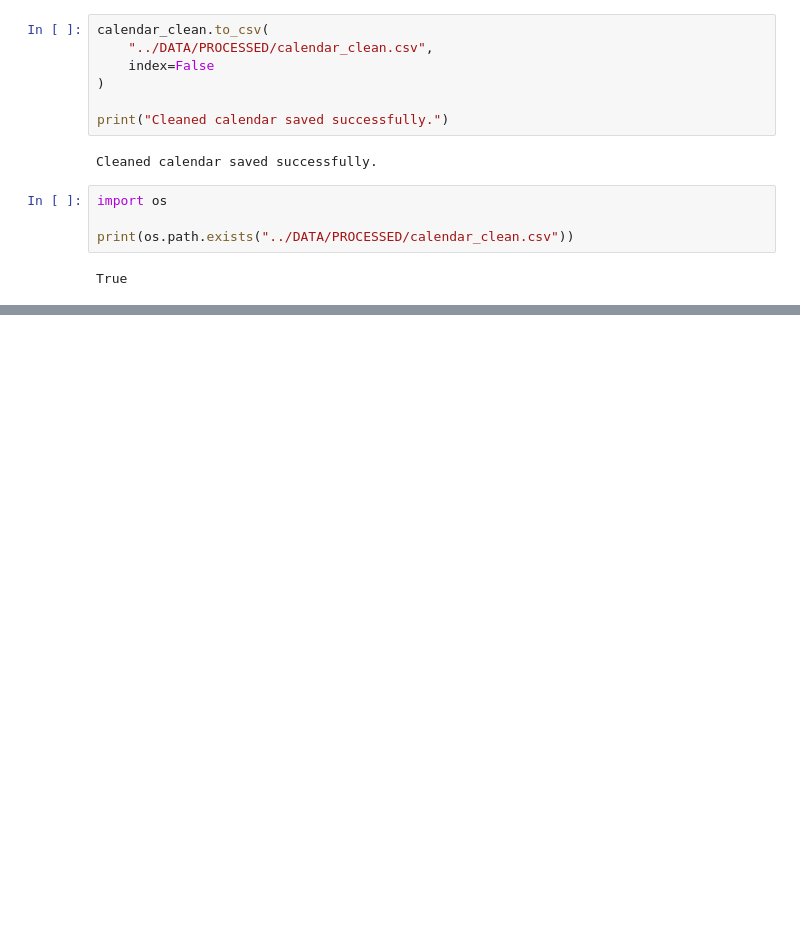
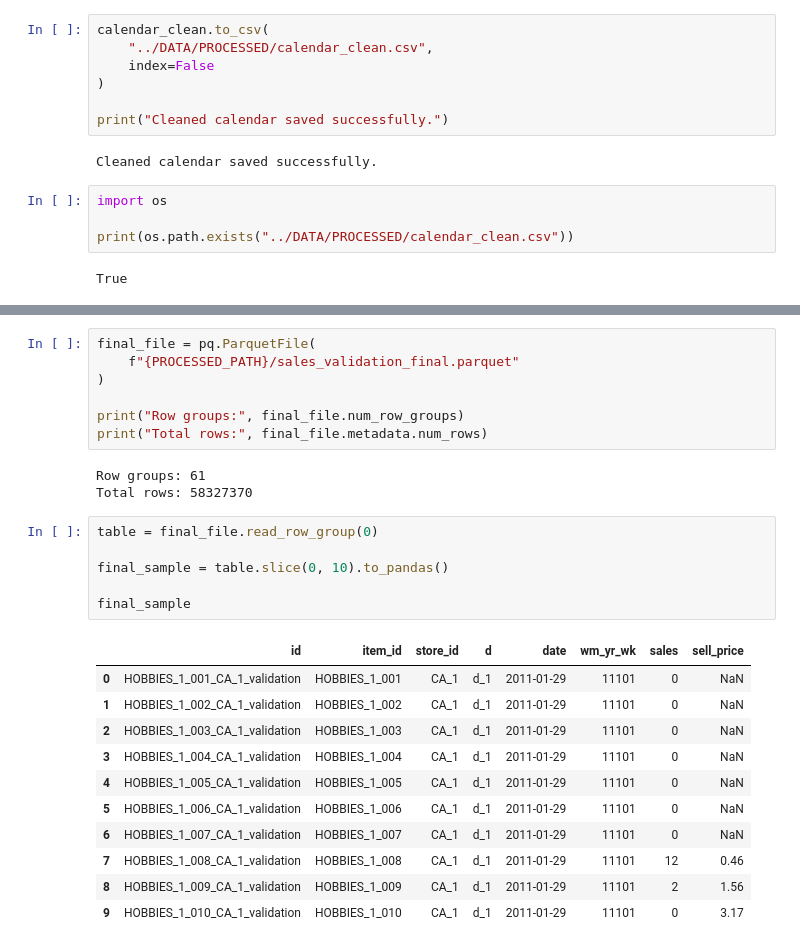
Before and after one commit to Tharuni-23/Retail-demand-forecasting-and-inventory-optimization, a Jupyter notebook: Notebooks/01_data_preprocessing.ipynb, the cells around one changed output, grey strips where cells are left out. Saved outputs shown, nothing was run; the diff lists cells and outputs as text; blank space fills up the shorter version.

Commit message:
Add sales and price preprocessing

```diff
--- a/Notebooks/01_data_preprocessing.ipynb
+++ b/Notebooks/01_data_preprocessing.ipynb
@@ -295,0 +859,28 @@ True
+# %%
+final_file = pq.ParquetFile(
+    f"{PROCESSED_PATH}/sales_validation_final.parquet"
+)
+
+print("Row groups:", final_file.num_row_groups)
+print("Total rows:", final_file.metadata.num_rows)
+# %% [output]
+Row groups: 61
+Total rows: 58327370
+# %%
+table = final_file.read_row_group(0)
+
+final_sample = table.slice(0, 10).to_pandas()
+
+final_sample
+# %% [output]
+|  | id | item_id | store_id | d | date | wm_yr_wk | sales | sell_price |
+| 0 | HOBBIES_1_001_CA_1_validation | HOBBIES_1_001 | CA_1 | d_1 | 2011-01-29 | 11101 | 0 | NaN |
+| 1 | HOBBIES_1_002_CA_1_validation | HOBBIES_1_002 | CA_1 | d_1 | 2011-01-29 | 11101 | 0 | NaN |
+| 2 | HOBBIES_1_003_CA_1_validation | HOBBIES_1_003 | CA_1 | d_1 | 2011-01-29 | 11101 | 0 | NaN |
+| 3 | HOBBIES_1_004_CA_1_validation | HOBBIES_1_004 | CA_1 | d_1 | 2011-01-29 | 11101 | 0 | NaN |
+| 4 | HOBBIES_1_005_CA_1_validation | HOBBIES_1_005 | CA_1 | d_1 | 2011-01-29 | 11101 | 0 | NaN |
+| 5 | HOBBIES_1_006_CA_1_validation | HOBBIES_1_006 | CA_1 | d_1 | 2011-01-29 | 11101 | 0 | NaN |
+| 6 | HOBBIES_1_007_CA_1_validation | HOBBIES_1_007 | CA_1 | d_1 | 2011-01-29 | 11101 | 0 | NaN |
+| 7 | HOBBIES_1_008_CA_1_validation | HOBBIES_1_008 | CA_1 | d_1 | 2011-01-29 | 11101 | 12 | 0.46 |
+| 8 | HOBBIES_1_009_CA_1_validation | HOBBIES_1_009 | CA_1 | d_1 | 2011-01-29 | 11101 | 2 | 1.56 |
+| 9 | HOBBIES_1_010_CA_1_validation | HOBBIES_1_010 | CA_1 | d_1 | 2011-01-29 | 11101 | 0 | 3.17 |
```
Also changed, not shown: parts of 37 cells of this notebook.
